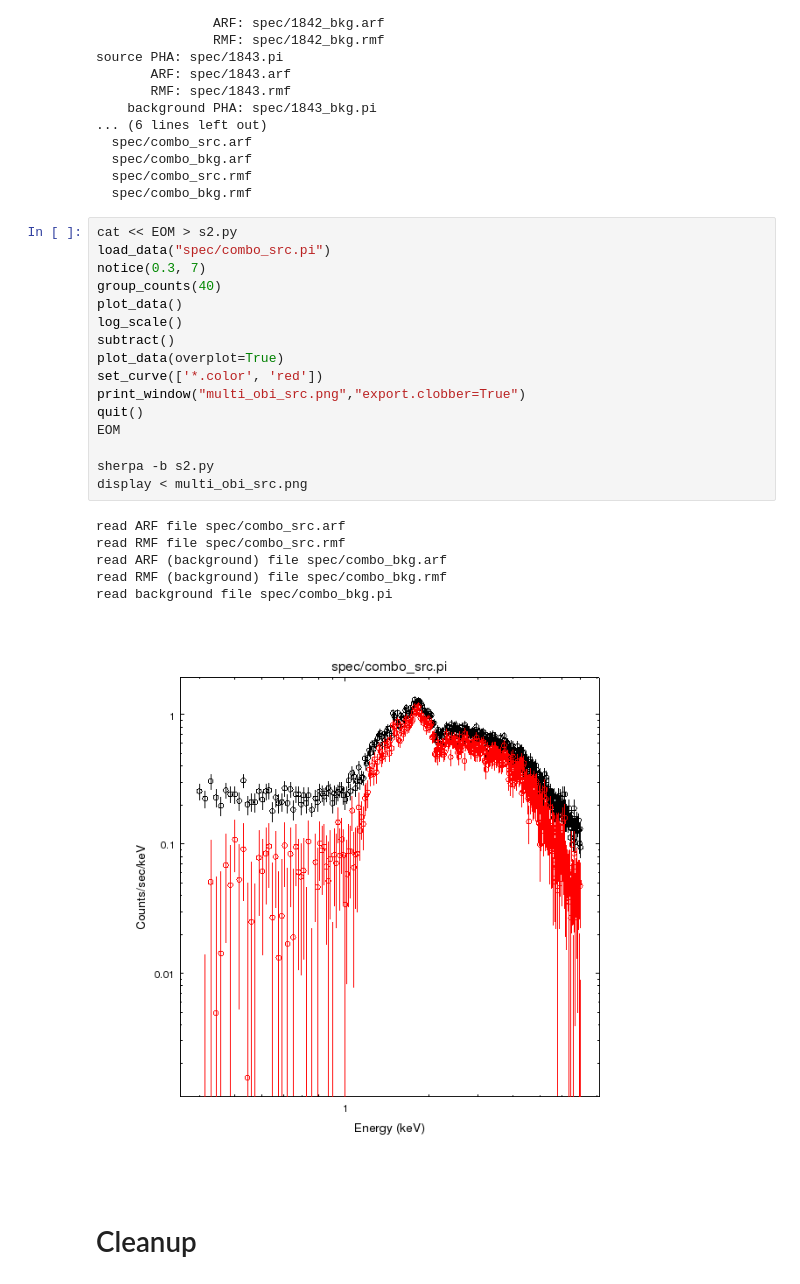
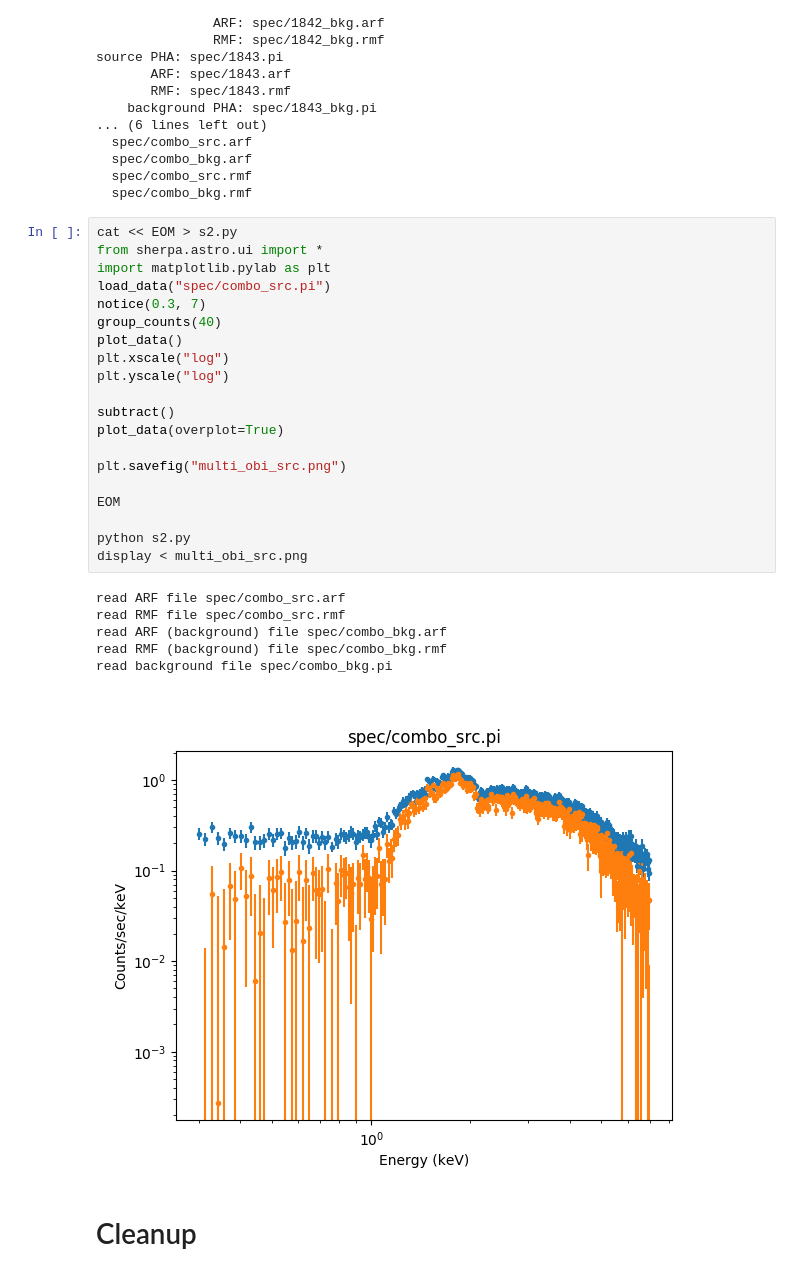
Before and after one commit to cxcsds/ciao-threads, a Jupyter notebook: extended.ipynb, the cells around one changed output. Saved outputs shown, nothing was run; the diff lists cells and outputs as text.

```diff
--- a/extended.ipynb
+++ b/extended.ipynb
@@ -501,27 +530,31 @@ source PHA: spec/1843.pi
   spec/combo_bkg.rmf
 # %%
 cat << EOM > s2.py
+from sherpa.astro.ui import *
+import matplotlib.pylab as plt
 load_data("spec/combo_src.pi")
 notice(0.3, 7)
 group_counts(40)
 plot_data()
-log_scale()
+plt.xscale("log")
+plt.yscale("log")
+
 subtract()
 plot_data(overplot=True)
-set_curve(['*.color', 'red'])
-print_window("multi_obi_src.png","export.clobber=True")
-quit()
+
+plt.savefig("multi_obi_src.png")
+
 EOM
 
-sherpa -b s2.py
+python s2.py
 display < multi_obi_src.png
 # %% [output]
 read ARF file spec/combo_src.arf
 read RMF file spec/combo_src.rmf
 read ARF (background) file spec/combo_bkg.arf
 read RMF (background) file spec/combo_bkg.rmf
 read background file spec/combo_bkg.pi
-[figure, old version]
+[figure, new version]
 # %% [markdown]
 # Cleanup
 # %%
```
Also changed, not shown: parts of 16 cells of this notebook, 3 other files.
